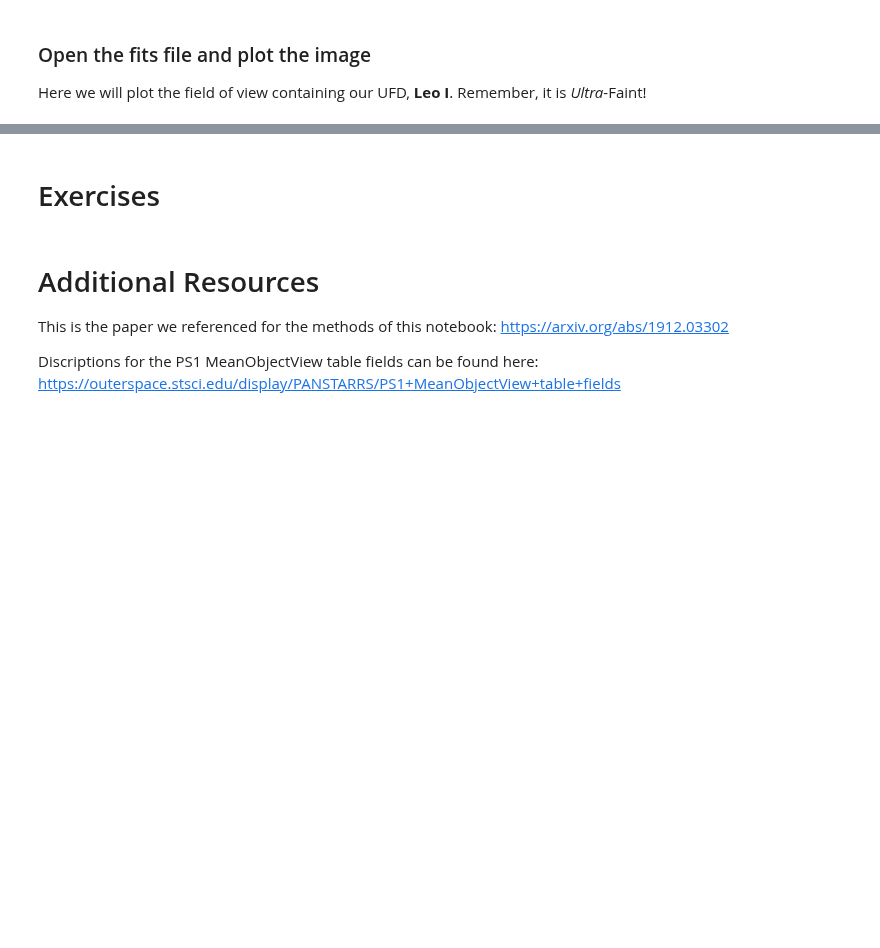
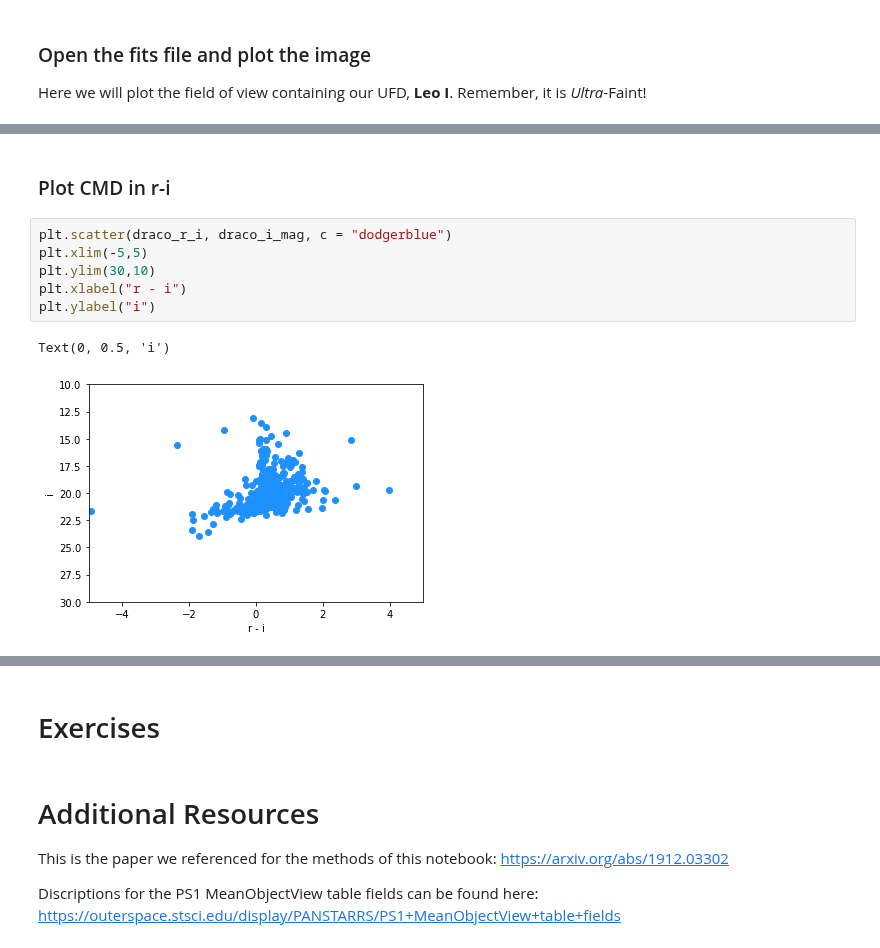
Before and after one commit to ScienceBetter/notebooks-stsci, a Jupyter notebook: notebooks/MAST/ultrafaint_dwarf_galaxy_search/ultrafaint_dwarf_galaxy_search.ipynb, the cells around one changed output, grey strips where cells are left out. Cells and saved outputs as stored; diff of their text form; blank space fills up the shorter version.

```diff
--- a/notebooks/MAST/ultrafaint_dwarf_galaxy_search/ultrafaint_dwarf_galaxy_search.ipynb
+++ b/notebooks/MAST/ultrafaint_dwarf_galaxy_search/ultrafaint_dwarf_galaxy_search.ipynb
@@ -208,0 +331,11 @@ Text(0.5, 1.0, 'Leo I - PS1 i')
+# %% [markdown]
+### Plot CMD in r-i
+# %%
+plt.scatter(draco_r_i, draco_i_mag, c = "dodgerblue")
+plt.xlim(-5,5)
+plt.ylim(30,10)
+plt.xlabel("r - i")
+plt.ylabel("i")
+# %% [output]
+Text(0, 0.5, 'i')
+[figure, added]
```
Also changed, not shown: parts of 21 cells of this notebook, 5 other files.
